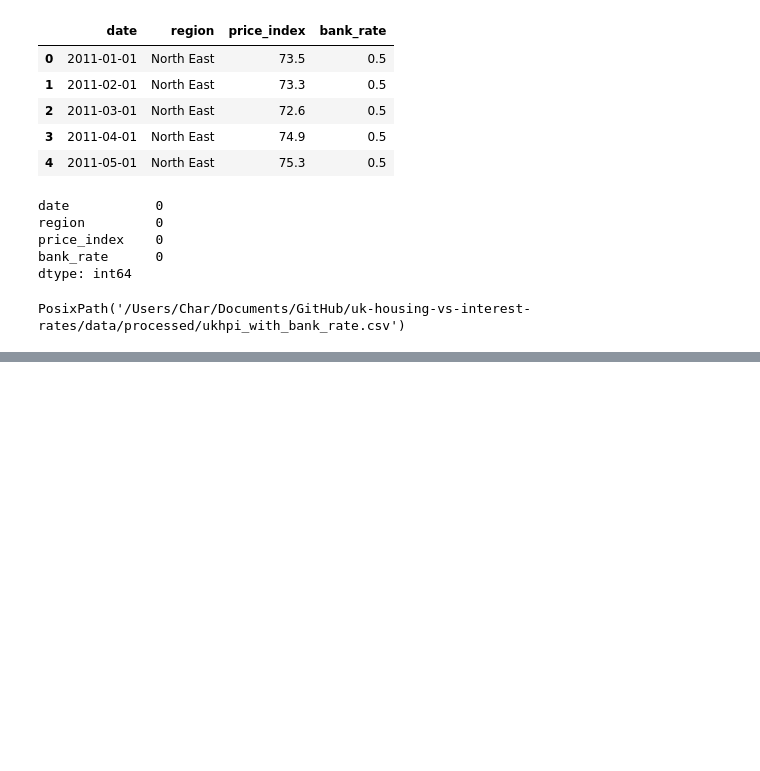
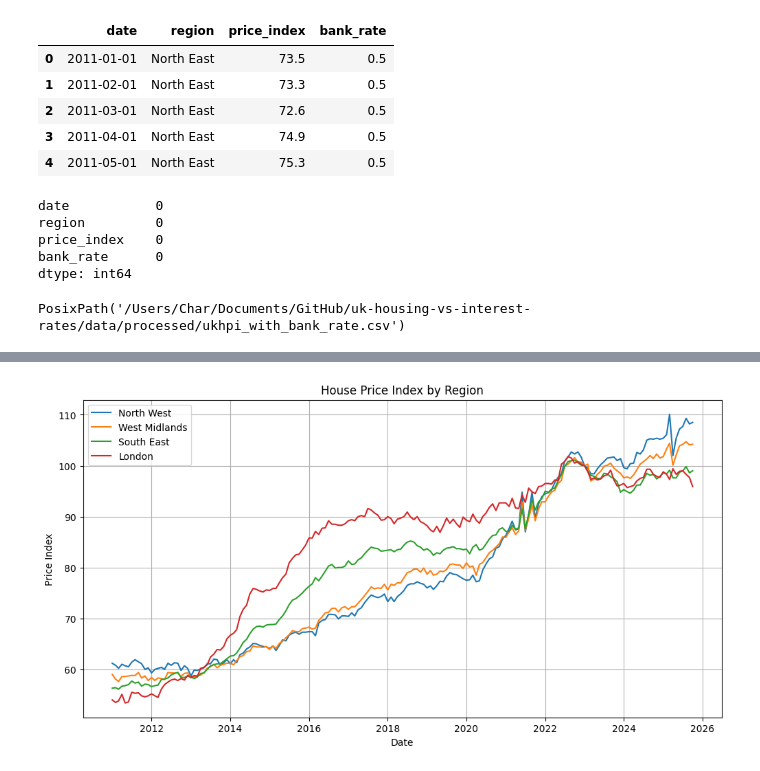
Before and after one commit to rabbittibbar10/uk-housing-vs-interest-rates, a Jupyter notebook: notebooks/01_data_download_and_clean.ipynb, the cells around one changed output, grey strips where cells are left out. Drawn from its saved outputs; the diff is of its cells as text; code cells hidden in the pictures; blank space fills up the shorter version.

```diff
--- a/notebooks/01_data_download_and_clean.ipynb
+++ b/notebooks/01_data_download_and_clean.ipynb
@@ -537,0 +548,24 @@ PosixPath('/Users/Char/Documents/GitHub/uk-housing-vs-interest-rates/data/proces
+# %%
+regions_to_compare = [
+    "North West",
+    "West Midlands",
+    "South East",
+    "London"
+]
+
+subset = merged[merged["region"].isin(regions_to_compare)]
+# %%
+plt.figure(figsize=(12, 6))
+
+for region in regions_to_compare:
+    r = subset[subset["region"] == region]
+    plt.plot(r["date"], r["price_index"], label=region)
+
+plt.title("House Price Index by Region")
+plt.xlabel("Date")
+plt.ylabel("Price Index")
+plt.legend()
+plt.grid(True)
+plt.show()
+# %% [output]
+[figure, added]
```
Also changed, not shown: parts of 9 cells of this notebook, 1 other file.
